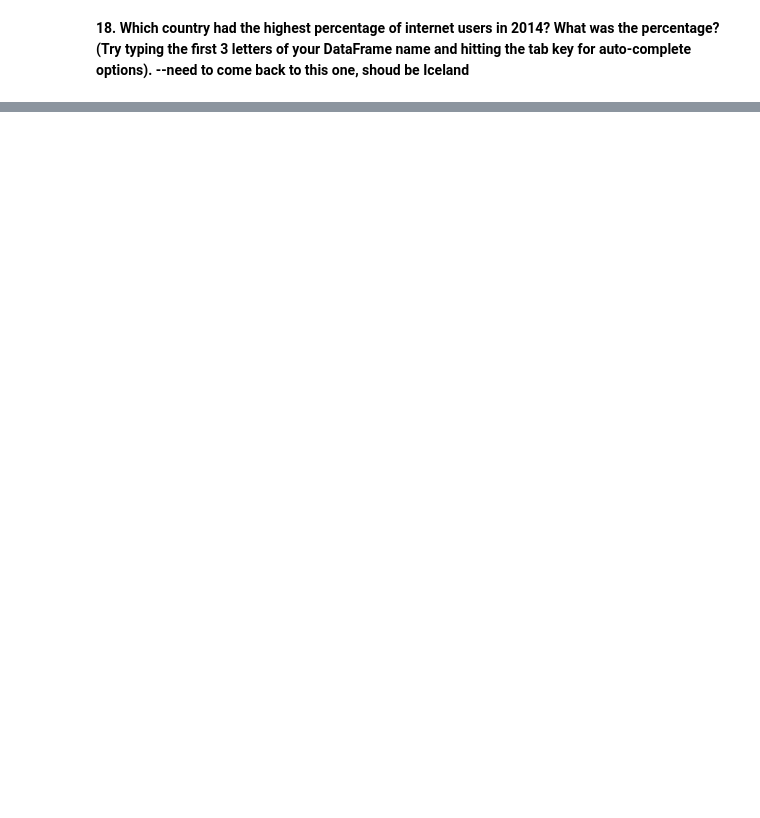
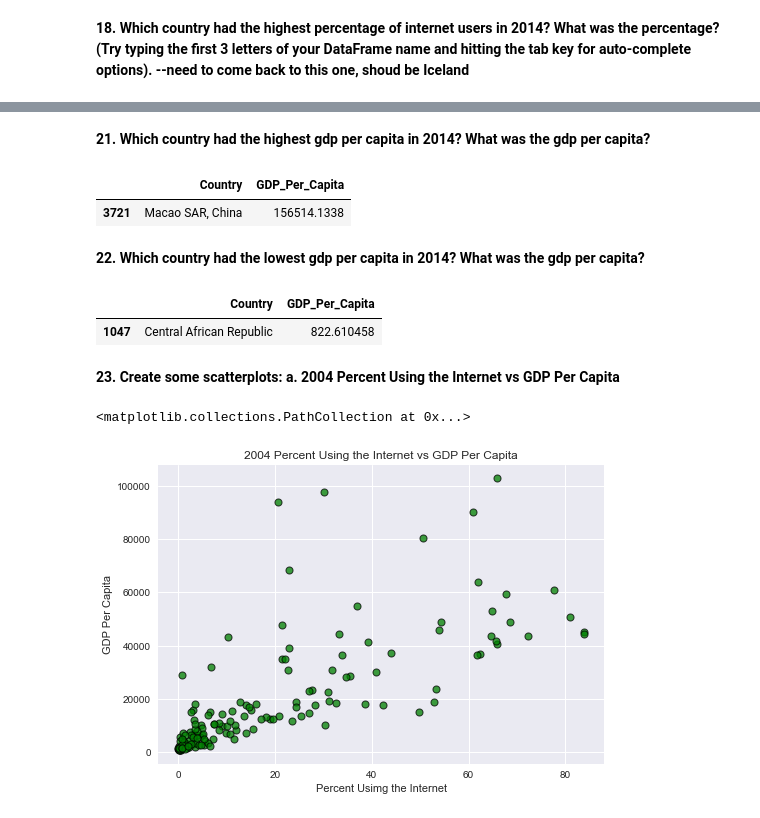
Before and after one commit to NSS-Data-Analytics-Cohort-7/gdp-and-internet-usage-sarahmissimer, a Jupyter notebook: Notebook/GDP and Internet Usage - Sarah Missimer.ipynb, the cells around one changed output, grey strips where cells are left out. Drawn from its saved outputs; the diff is of its cells as text; code cells hidden in the pictures; blank space fills up the shorter version.

```diff
--- a/Notebook/GDP and Internet Usage - Sarah Missimer.ipynb
+++ b/Notebook/GDP and Internet Usage - Sarah Missimer.ipynb
@@ -150,6 +146,6 @@ print(gdp_and_internet_use)
 # %% [markdown]
 <b> 16. Subset the combined DataFrame to keep only the data for 2004, 2009, and 2014. Check that this happened correctly. <b>
 # %%
-gdp_and_internet_use = gdp_and_internet_use[gdp_and_internet_use["Year"].isin([2004,2009,2014])]
-print(gdp_and_internet_use)
+gdp_and_internet_use1 = gdp_and_internet_use[gdp_and_internet_use["Year"].isin([2004,2009,2014])]
+gdp_and_internet_use1
 # %% [output]
@@ -250,0 +292,3 @@ dtype: object
+# %%
+gdp_and_internet_use2004 = gdp_and_internet_use1[gdp_and_internet_use1["Year"].isin([2004])]
+gdp_and_internet_use2004
@@ -250,0 +435,31 @@ dtype: object
+# %% [markdown]
+<b> 21. Which country had the highest gdp per capita in 2014? What was the gdp per capita? <b>
+# %%
+gdp_and_internet_use2014[['Country', 'GDP_Per_Capita']][gdp_and_internet_use2014.GDP_Per_Capita == gdp_and_internet_use2014['GDP_Per_Capita'].max()]
+# %% [output]
+|  | Country | GDP_Per_Capita |
+| 3721 | Macao SAR, China | 156514.1338 |
+# %% [markdown]
+<b> 22. Which country had the lowest gdp per capita in 2014? What was the gdp per capita? <b>
+# %%
+gdp_and_internet_use2014[['Country', 'GDP_Per_Capita']][gdp_and_internet_use2014.GDP_Per_Capita == gdp_and_internet_use2014['GDP_Per_Capita'].min()]
+# %% [output]
+|  | Country | GDP_Per_Capita |
+| 1047 | Central African Republic | 822.610458 |
+# %% [markdown]
+<b> 23. Create some scatterplots:
+a. 2004 Percent Using the Internet vs GDP Per Capita <B>
+# %%
+plt.style.use('seaborn')
+
+x = [gdp_and_internet_use2004.Internet_Users_Pct]
+y = [gdp_and_internet_use2004.GDP_Per_Capita]
+
+plt.title('2004 Percent Using the Internet vs GDP Per Capita')
+plt.xlabel('Percent Usimg the Internet')
+plt.ylabel('GDP Per Capita')
+
+plt.scatter(x,y, s=50, c='green', edgecolor='black', linewidth=1, alpha=0.75)
+# %% [output]
+<matplotlib.collections.PathCollection at 0x...>
+[figure, added]
```
Also changed, not shown: parts of 70 cells of this notebook.
